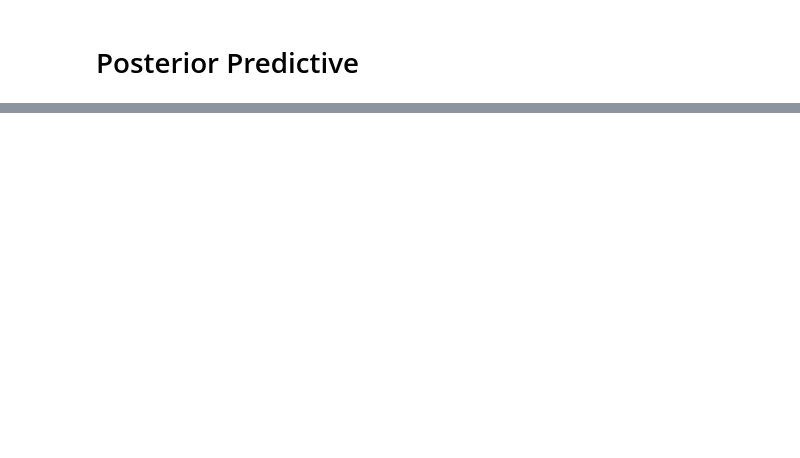
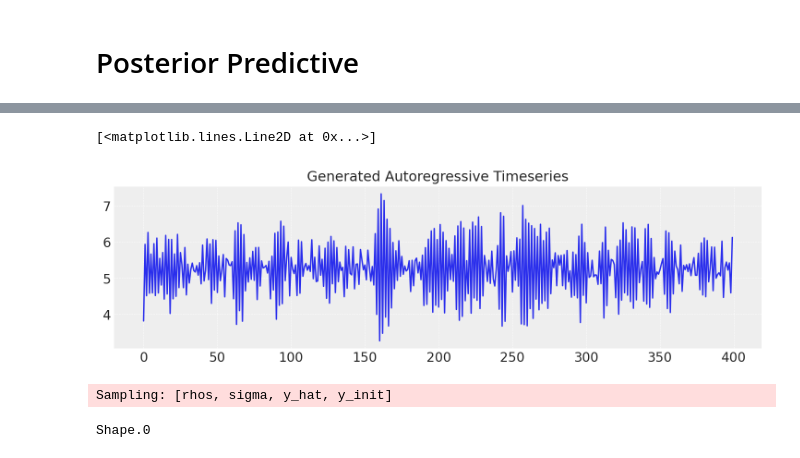
Before and after one commit to powell001/pymc_getting_started, a Jupyter notebook: code/time_series_ar2_gdp.ipynb, the cells around one changed output, grey strips where cells are left out. Cells and saved outputs as stored; diff of their text form; code cells hidden in the pictures; blank space fills up the shorter version.

```diff
--- a/code/time_series_ar2_gdp.ipynb
+++ b/code/time_series_ar2_gdp.ipynb
@@ -230,0 +190,77 @@ for i, axi in enumerate(ax):
+# %%
+def simulate_ar(intercept, coef1, coef2, noise=0.3, *, warmup=10, steps=200):
+    # We sample some extra warmup steps, to let the AR process stabilize
+    draws = np.zeros(warmup + steps)
+    # Initialize first draws at intercept
+    draws[:2] = intercept
+    for step in range(2, warmup + steps):
+        draws[step] = (
+            intercept
+            + coef1 * draws[step - 1]
+            + coef2 * draws[step - 2]
+            + np.random.normal(0, noise)
+        )
+    # Discard the warmup draws
+    return draws[warmup:]
+
+
+# True parameters of the AR process
+ar1_data = simulate_ar(10, -0.9, 0, steps = 200 * 2)
+
+fig, ax = plt.subplots(figsize=(10, 3))
+ax.set_title("Generated Autoregressive Timeseries", fontsize=15)
+ax.plot(ar1_data)
+# %% [output]
+[<matplotlib.lines.Line2D at 0x...>]
+[figure, added]
+# %%
+RANDOM_SEED = 123456
+np.random.seed(RANDOM_SEED)
+rng = np.random.default_rng(RANDOM_SEED)
+sample_size = 100
+
+n_lags = 1
+
+
+coords = {
+    "n_lags": range(-n_lags, 0),
+    "steps": range(trials - lags),
+    "rhos": range(0,2),
+    "params": range(0,2)
+}
+
+with pm.Model(coords=coords) as ar1:
+
+    y = pm.MutableData("y", ar1_data, dims="obs_id")
+
+    rhos = pm.Normal('rhos', sigma=[1, 0.25], shape=2)
+    print(rhos.shape)
+
+    init = pm.Normal('y_init', 0, 10)
+
+    # precision of the innovation term
+    #sigma = pm.HalfNormal("sigma", 5)
+
+    def ar_step(mu_t, rho):
+        mu_tp1 = rho[0] + rho[1] * mu_t
+        return mu_tp1
+
+    mu, _ = pytensor.scan(
+        ar_step,
+        outputs_info=[init],
+        non_sequences=rhos,
+        n_steps = y.shape[0] - n_lags,
+        strict = True
+    )
+
+    # --- Need to concat the initial value but the shapes don't match
+    mu = pm.Deterministic('mu', pt.concatenate([init[None], mu], axis=0))
+
+     # Analytic steady-state for AR(1) with non-zero constant
+    mu_steady = pm.Deterministic('mu_steady', rhos[0] / (1 - rhos[1]))
+    sigma = pm.Exponential('sigma', 1)
+    y_hat = pm.Normal('y_hat', mu=mu, sigma=sigma, observed=y)
+    prior_idata = pm.sample_prior_predictive()
+# %% [output]
+Sampling: [rhos, sigma, y_hat, y_init]
+Shape.0
```
Also changed, not shown: parts of 18 cells of this notebook.
